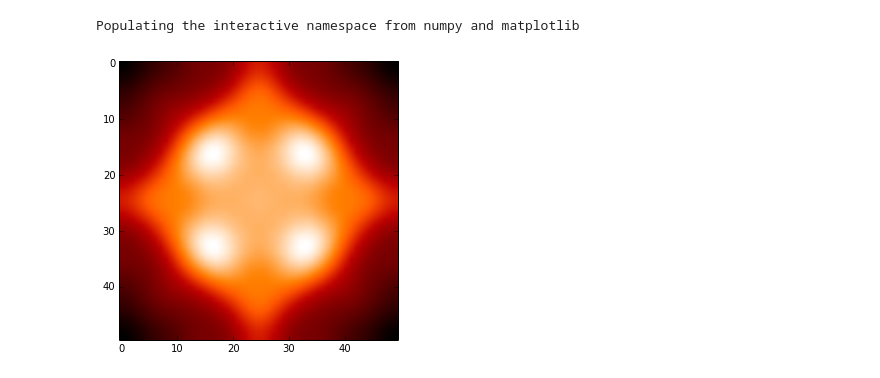
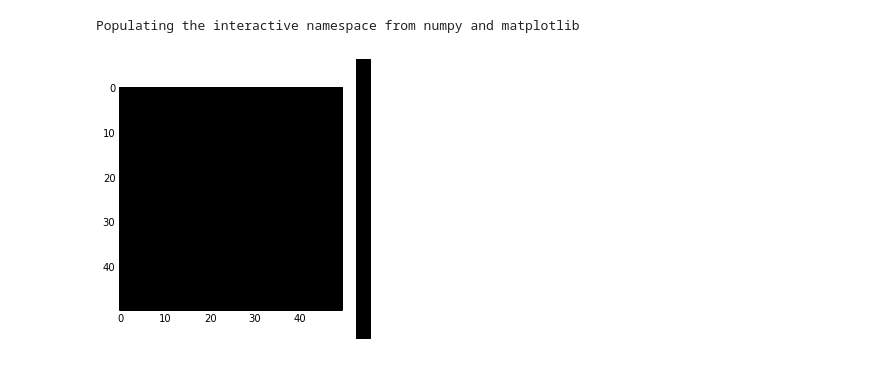
Before and after one commit to niveku/MC, a Jupyter notebook: Talleres/Taller8/Untitled0.ipynb, the cells around one changed output. Saved outputs shown, nothing was run; the diff lists cells and outputs as text; code cells hidden in the pictures.

```diff
--- a/Talleres/Taller8/Untitled0.ipynb
+++ b/Talleres/Taller8/Untitled0.ipynb
@@ -1,32 +1,62 @@
 # %%
 %pylab inline
 Nt=2000
 Nl=50
 L=10. # Lado del cubo
 tmin=0
 tmax=.3
 xmin=-L/2
 xmax=L/2
 ymin=-L/2
 ymax=L/2
 dt=(tmax-tmin)/Nt
 dx=(xmax-xmin)/Nl
 v=425. # m/s
 r=v*dt/dx
 xcoords=np.linspace(xmin,xmax,Nl)
 ycoords=np.linspace(xmin,xmax,Nl)
 xmesh,ymesh=np.meshgrid(xcoords,ycoords)
 tcoords=np.linspace(tmin,tmax,Nt)
 cara1=np.zeros((Nt,Nl,Nl))
+cara2=np.zeros((Nt,Nl,Nl))
+cara3=np.zeros((Nt,Nl,Nl))
+cara4=np.zeros((Nt,Nl,Nl))
+cara5=np.zeros((Nt,Nl,Nl))
+cara6=np.zeros((Nt,Nl,Nl))
 cara1[0] = np.exp(-xmesh**2)*np.exp(-ymesh**2)
+cara2[0] = 0.
+cara3[0] = np.exp(-xmesh**2)*np.exp(-ymesh**2)
+cara4[0] = 0.
+cara5[0] = 0.
+cara6[0] = 0.
 for i in range(2,Nt):
-    pdrum=cara1[i-1]
-    ppdrum=cara1[i-2]
-    cara1[i]=2*(1.-2.*r**2)*pdrum-ppdrum+r**2*(np.roll(pdrum,1,axis=1)+np.roll(pdrum,-1,axis=1)+np.roll(pdrum,1,axis=0)+np.roll(pdrum,-1,axis=0))
+    pdrum1=cara1[i-1]
+    ppdrum1=cara1[i-2]
+    cara1[i]=2*(1.-2.*r**2)*pdrum1-ppdrum1+r**2*(np.roll(pdrum1,1,axis=1)+np.roll(pdrum1,-1,axis=1)+np.roll(pdrum1,1,axis=0)+np.roll(pdrum1,-1,axis=0))
+    pdrum3=cara3[i-1]
+    ppdrum3=cara3[i-2]
+    cara3[i]=2*(1.-2.*r**2)*pdrum3-ppdrum3+r**2*(np.roll(pdrum3,1,axis=1)+np.roll(pdrum3,-1,axis=1)+np.roll(pdrum3,1,axis=0)+np.roll(pdrum3,-1,axis=0))
+
+    cara2[i,1,:]=cara1[i-1,-1,:]
+    cara2[i,-1,:]=cara3[i-1,1,:]
+    pdrum2=cara2[i-1]
+    ppdrum2=cara2[i-2]
+    cara2[i]=2*(1.-2.*r**2)*pdrum2-ppdrum2+r**2*(np.roll(pdrum2,1,axis=1)+np.roll(pdrum2,-1,axis=1)+np.roll(pdrum2,1,axis=0)+np.roll(pdrum2,-1,axis=0))
+
+    pdrum4=cara4[i-1]
+    ppdrum4=cara4[i-2]
+    cara4[i]=2*(1.-2.*r**2)*pdrum4-ppdrum4+r**2*(np.roll(pdrum4,1,axis=1)+np.roll(pdrum4,-1,axis=1)+np.roll(pdrum4,1,axis=0)+np.roll(pdrum4,-1,axis=0))
+    pdrum5=cara5[i-1]
+    ppdrum5=cara5[i-2]
+    cara5[i]=2*(1.-2.*r**2)*pdrum5-ppdrum5+r**2*(np.roll(pdrum5,1,axis=1)+np.roll(pdrum5,-1,axis=1)+np.roll(pdrum5,1,axis=0)+np.roll(pdrum5,-1,axis=0))
+    pdrum6=cara6[i-1]
+    ppdrum6=cara6[i-2]
+    cara6[i]=2*(1.-2.*r**2)*pdrum6-ppdrum6+r**2*(np.roll(pdrum6,1,axis=1)+np.roll(pdrum6,-1,axis=1)+np.roll(pdrum6,1,axis=0)+np.roll(pdrum6,-1,axis=0))
 principal= np.zeros((Nt,4*Nl,3*Nl))
-plt.figure(figsize=(5,5))
-plt.imshow(cara1[-1],cmap='gist_heat')
-plt.show()
+figure(figsize=(5,5))
+imshow(cara2[-1],cmap='gist_heat')
+colorbar()
+show()
 # %% [output]
 Populating the interactive namespace from numpy and matplotlib
-[figure, old version]
+[figure, new version]
```
Also changed, not shown: parts of 5 cells of this notebook, 1 other file.
